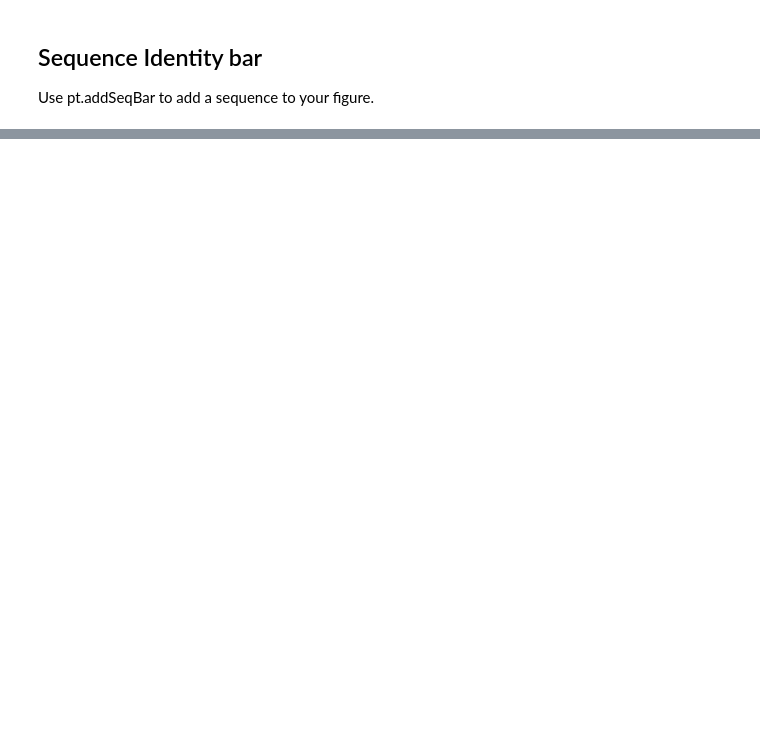
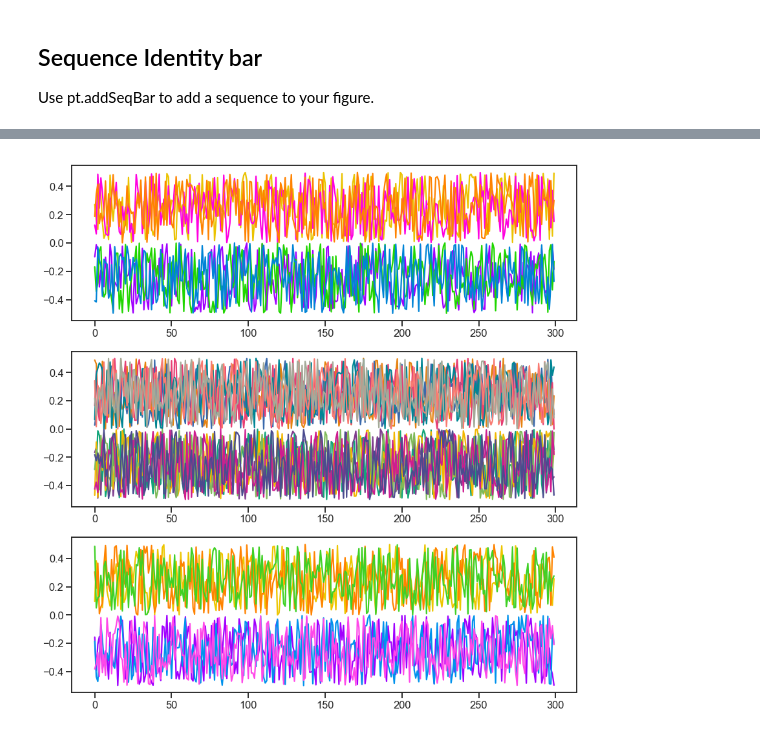
Before and after one commit to Weeks-UNC/RNAvigate, a Jupyter notebook: ipynb-template.ipynb, the cells around one changed output, grey strips where cells are left out. Drawn from its saved outputs; the diff is of its cells as text; code cells hidden in the pictures; blank space fills up the shorter version.

```diff
--- a/ipynb-template.ipynb
+++ b/ipynb-template.ipynb
@@ -84,0 +110,7 @@ ax.set(title="Comparison across Amplicon",
+# %%
+fig, ax = plt.subplots(3, 1, figsize=(14,15))
+for a, colorset in enumerate([colors, colors2, colors3]):
+    for i, color in enumerate(colorset):
+        ax[a].plot(np.arange(0,300), np.random.random(size=300)*(i%2-0.5), color=color)
+# %% [output]
+[figure, added]
```
Also changed, not shown: parts of 6 cells of this notebook, 2 other files.
